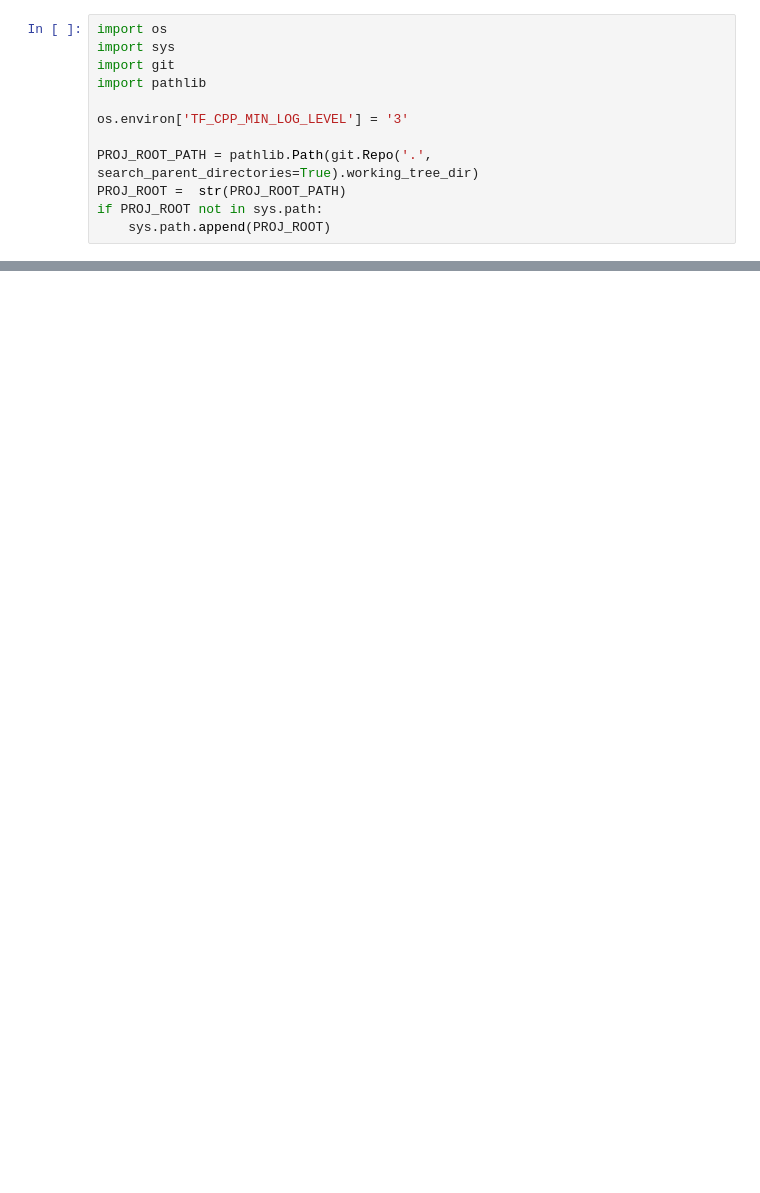
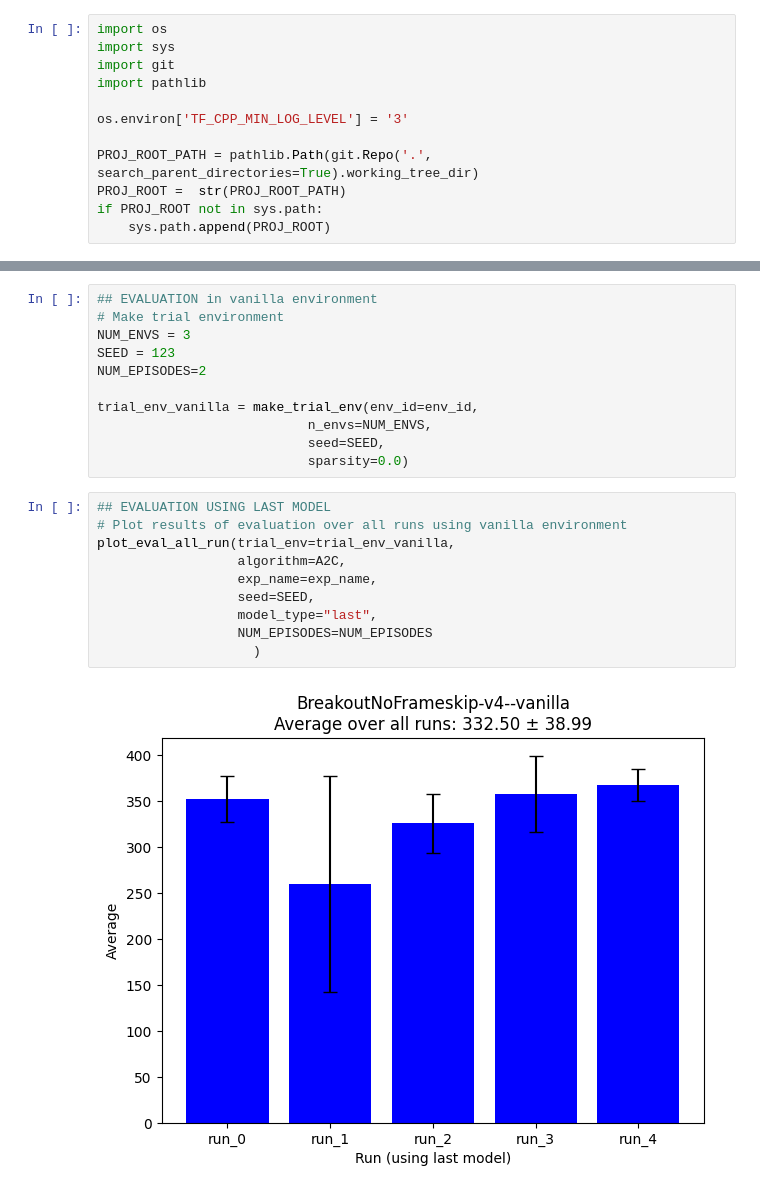
Before and after one commit to shaswot/drl_csense, a Jupyter notebook: test_lib.ipynb, the cells around one changed output, grey strips where cells are left out. Drawn from its saved outputs; the diff is of its cells as text; blank space fills up the shorter version.

```diff
--- a/test_lib.ipynb
+++ b/test_lib.ipynb
@@ -35,0 +169,23 @@ plot_single_run_rewards(exp_name, run_no=4, window=50)
+# %%
+## EVALUATION in vanilla environment
+# Make trial environment
+NUM_ENVS = 3
+SEED = 123
+NUM_EPISODES=2
+
+trial_env_vanilla = make_trial_env(env_id=env_id,
+                           n_envs=NUM_ENVS,
+                           seed=SEED,
+                           sparsity=0.0)
+# %%
+## EVALUATION USING LAST MODEL
+# Plot results of evaluation over all runs using vanilla environment
+plot_eval_all_run(trial_env=trial_env_vanilla,
+                  algorithm=A2C,
+                  exp_name=exp_name,
+                  seed=SEED,
+                  model_type="last",
+                  NUM_EPISODES=NUM_EPISODES
+                    )
+# %% [output]
+[figure, added]
```
Also changed, not shown: parts of 16 cells of this notebook, 4 other files.
